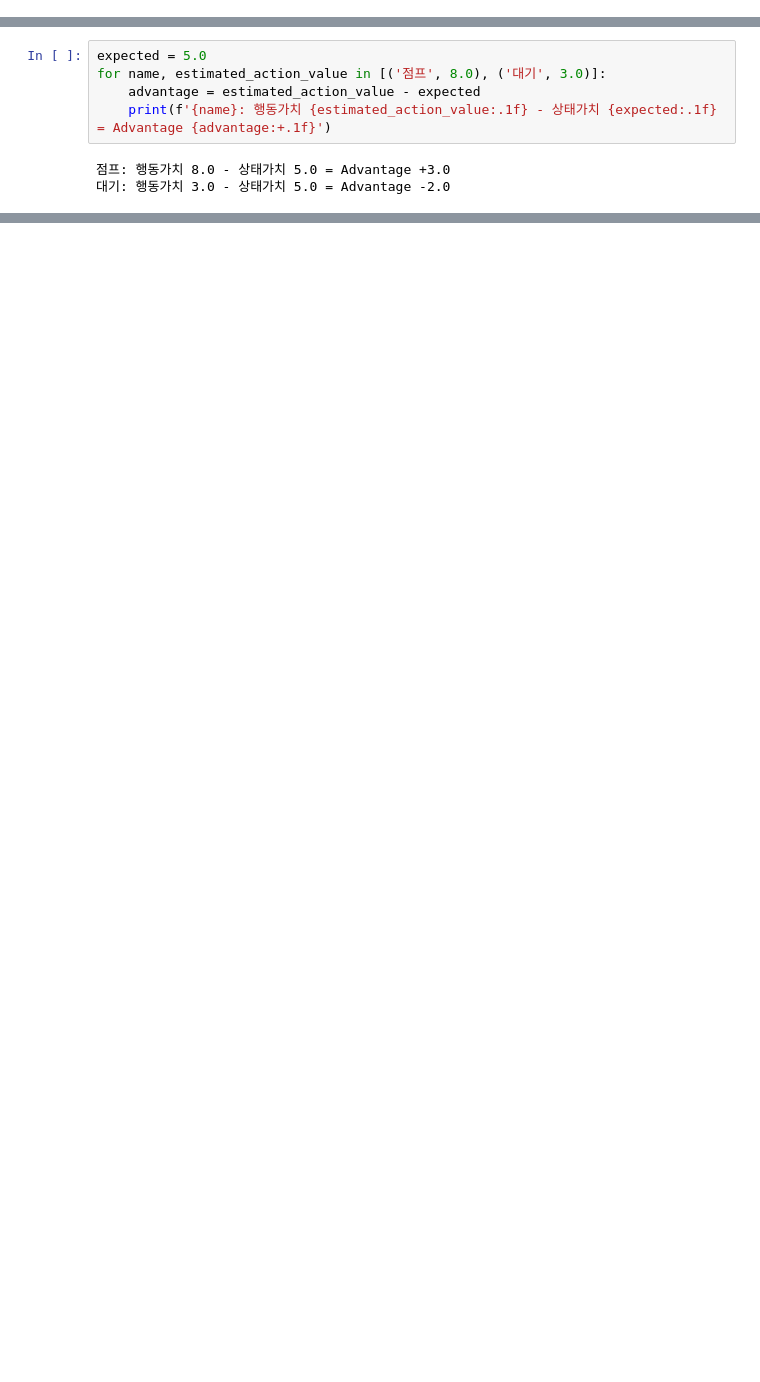
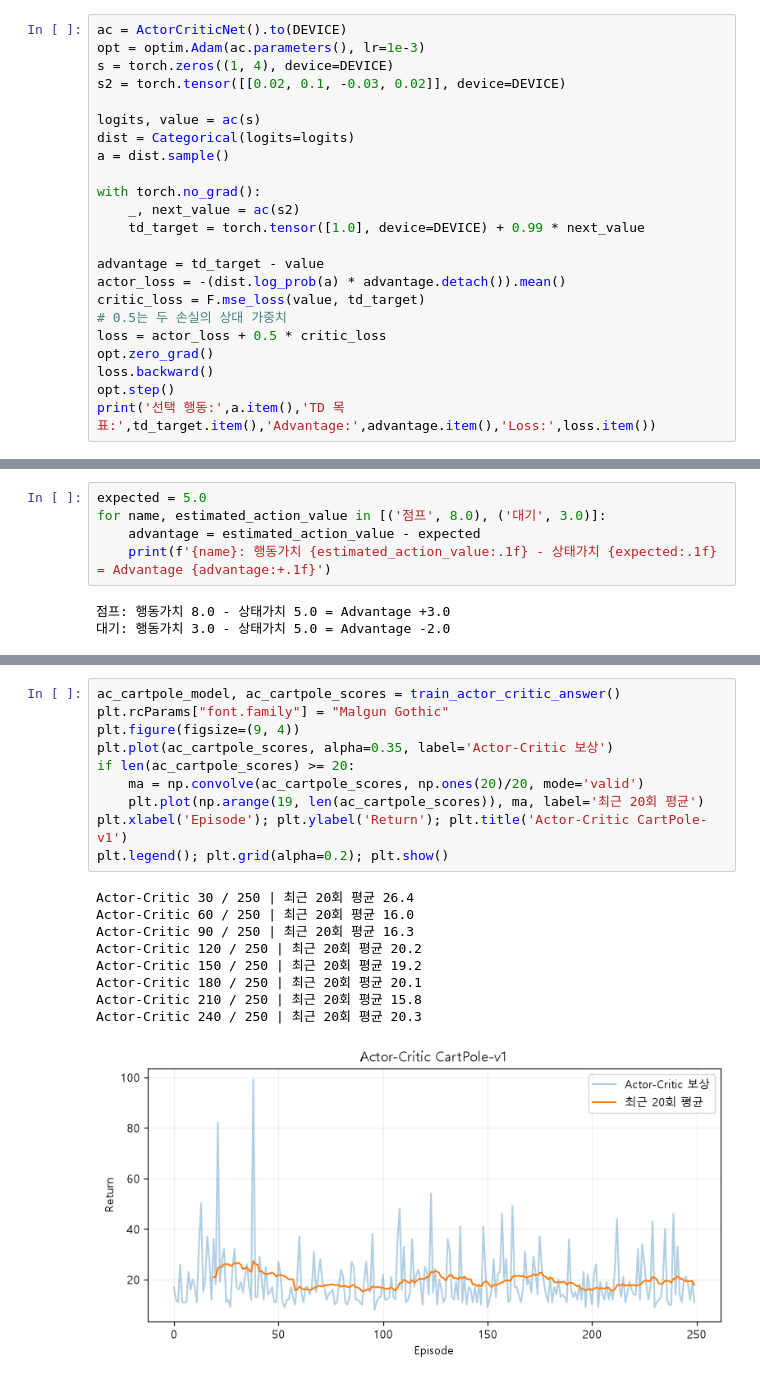
Before and after one commit to Shim-HyoungJoon/KDT, a Jupyter notebook: 13_멀티모달/4_딥강화학습.ipynb, the cells around one changed output, grey strips where cells are left out. Saved outputs shown, nothing was run; the diff lists cells and outputs as text; blank space fills up the shorter version.

```diff
--- a/13_멀티모달/4_딥강화학습.ipynb
+++ b/13_멀티모달/4_딥강화학습.ipynb
@@ -517,0 +613,23 @@ REINFORCE 240/250 | 최근 20회 평균 140.6
+# %%
+ac = ActorCriticNet().to(DEVICE)
+opt = optim.Adam(ac.parameters(), lr=1e-3)
+s = torch.zeros((1, 4), device=DEVICE)
+s2 = torch.tensor([[0.02, 0.1, -0.03, 0.02]], device=DEVICE)
+
+logits, value = ac(s)
+dist = Categorical(logits=logits)
+a = dist.sample()
+
+with torch.no_grad():
+    _, next_value = ac(s2)
+    td_target = torch.tensor([1.0], device=DEVICE) + 0.99 * next_value
+
+advantage = td_target - value
+actor_loss = -(dist.log_prob(a) * advantage.detach()).mean()
+critic_loss = F.mse_loss(value, td_target)
+# 0.5는 두 손실의 상대 가중치
+loss = actor_loss + 0.5 * critic_loss
+opt.zero_grad()
+loss.backward()
+opt.step()
+print('선택 행동:',a.item(),'TD 목표:',td_target.item(),'Advantage:',advantage.item(),'Loss:',loss.item())
@@ -533,0 +709,20 @@ for name, estimated_action_value in [('점프', 8.0), ('대기', 3.0)]:
+# %%
+ac_cartpole_model, ac_cartpole_scores = train_actor_critic_answer()
+plt.rcParams["font.family"] = "Malgun Gothic"
+plt.figure(figsize=(9, 4))
+plt.plot(ac_cartpole_scores, alpha=0.35, label='Actor-Critic 보상')
+if len(ac_cartpole_scores) >= 20:
+    ma = np.convolve(ac_cartpole_scores, np.ones(20)/20, mode='valid')
+    plt.plot(np.arange(19, len(ac_cartpole_scores)), ma, label='최근 20회 평균')
+plt.xlabel('Episode'); plt.ylabel('Return'); plt.title('Actor-Critic CartPole-v1')
+plt.legend(); plt.grid(alpha=0.2); plt.show()
+# %% [output]
+Actor-Critic 30 / 250 | 최근 20회 평균 26.4
+Actor-Critic 60 / 250 | 최근 20회 평균 16.0
+Actor-Critic 90 / 250 | 최근 20회 평균 16.3
+Actor-Critic 120 / 250 | 최근 20회 평균 20.2
+Actor-Critic 150 / 250 | 최근 20회 평균 19.2
+Actor-Critic 180 / 250 | 최근 20회 평균 20.1
+Actor-Critic 210 / 250 | 최근 20회 평균 15.8
+Actor-Critic 240 / 250 | 최근 20회 평균 20.3
+[figure, added]
```
Also changed, not shown: parts of 19 cells of this notebook.
